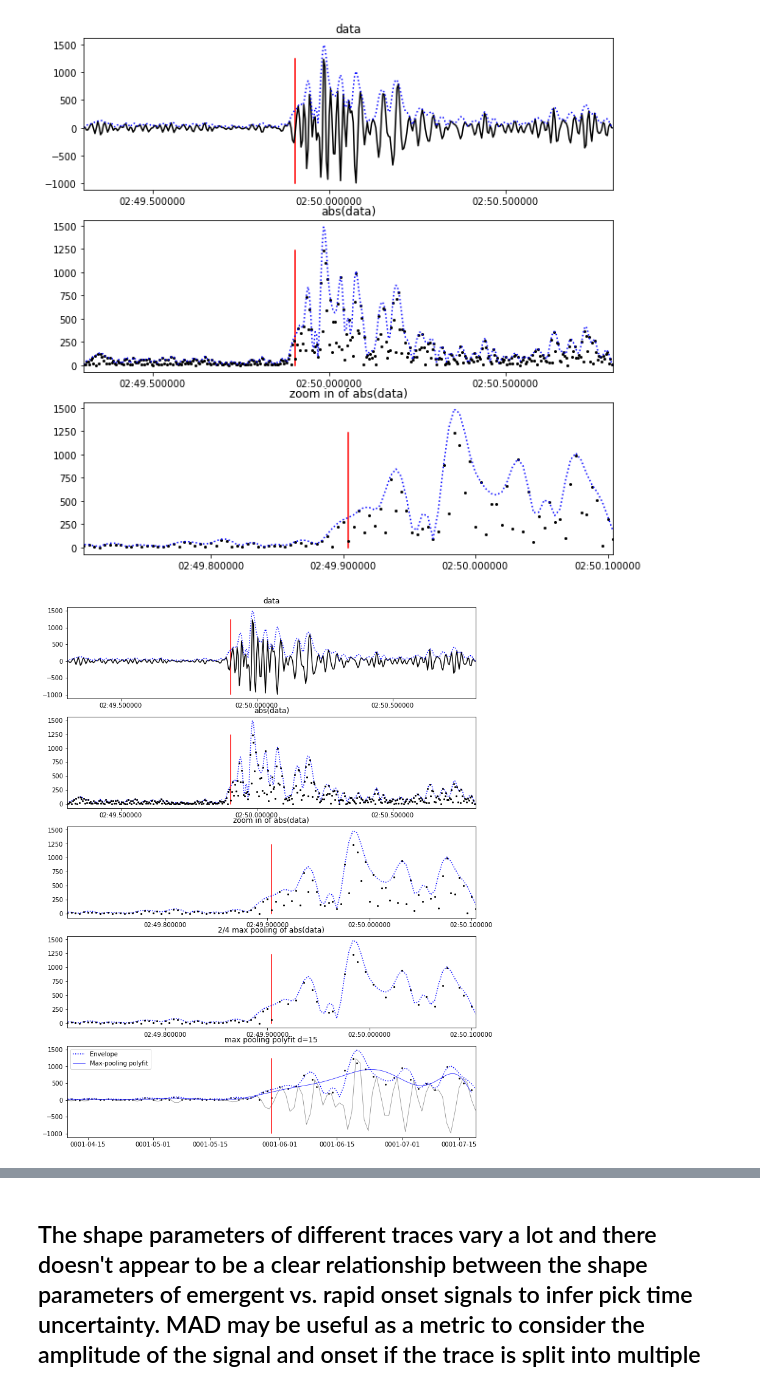
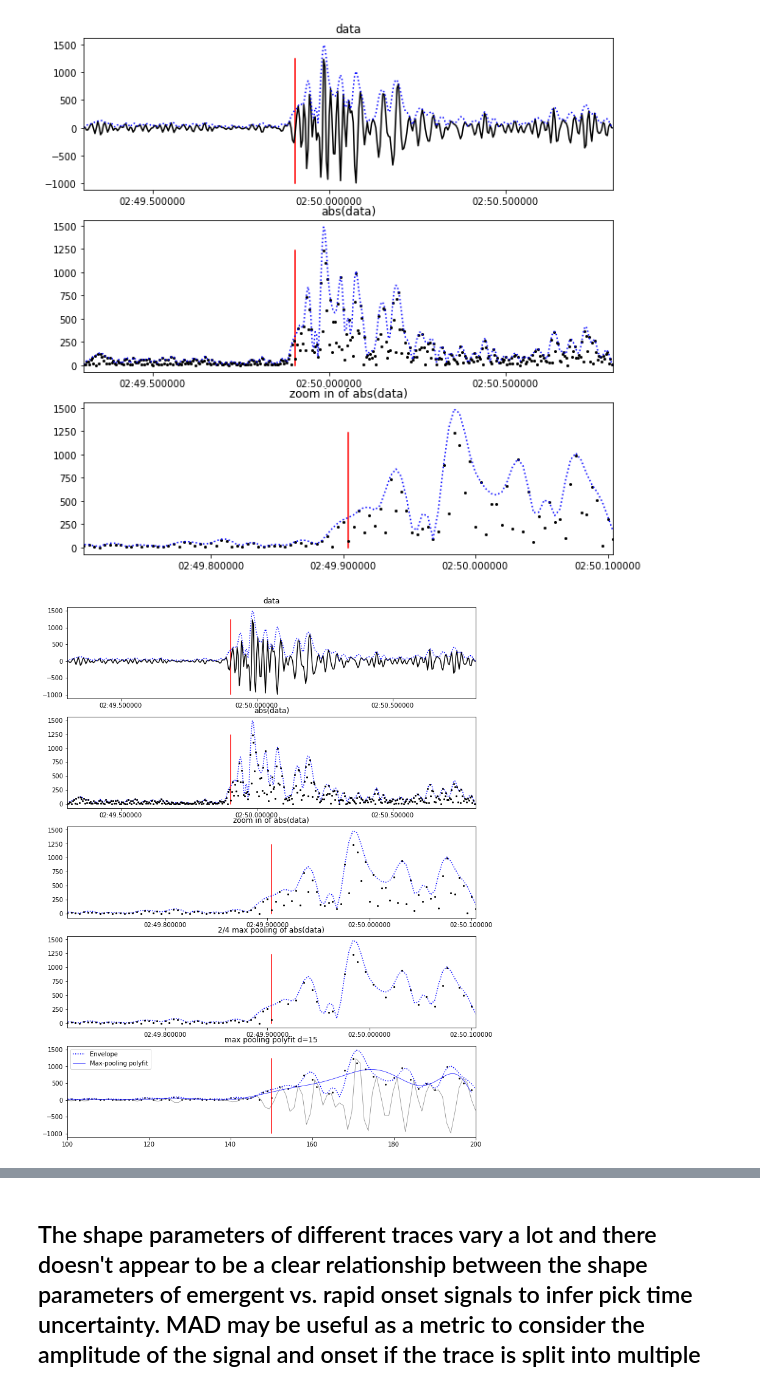
Before and after one commit to tjnewton/sigpig, a Jupyter notebook: examples/explore_Trace.ipynb, the cells around one changed output, grey strips where cells are left out. Saved outputs shown, nothing was run; the diff lists cells and outputs as text; code cells hidden in the pictures.

Commit message:
add data envelope to figures

```diff
--- a/examples/explore_Trace.ipynb
+++ b/examples/explore_Trace.ipynb
@@ -258,35 +258,35 @@ ax[2].set_title("zoom in of abs(data)")
 ax[2].set_xlim([(pick_time_DT - 0.2).matplotlib_date, (pick_time_DT + 0.2).matplotlib_date])
 
 # plot the pick time
 ax[3].plot_date([pick_time, pick_time], [max_pool_amplitude.min(), max_pool_amplitude.max()], fmt="r-", markersize=1)
 # plot the data envelope
 ax[3].plot_date(trace_times, data_envelope, fmt="b:", markersize=1)
 # plot max_pool transformed data
 ax[3].plot_date(max_pool_times, max_pool_amplitude, fmt="ko", markersize=2)
 ax[3].set_title("2/4 max pooling of abs(data)")
 ax[3].set_xlim([(pick_time_DT - 0.2).matplotlib_date, (pick_time_DT + 0.2).matplotlib_date])
 
 # plot the time series for reference
 temp_xs = np.linspace(starting_array_index, ending_array_index, num=100)
 temp_data = trace_data[starting_array_index:ending_array_index]
 temp_envelope = data_envelope[starting_array_index:ending_array_index]
 ax[4].plot(temp_xs, temp_data, c='gray', linewidth=0.7, label=None)
 # plot the pick time
 ax[4].plot([pick_time_index, pick_time_index], [temp_data.min(), temp_data.max()], c="r", label=None)
 # plot the data envelope
-ax[4].plot_date(temp_xs, temp_envelope, fmt="b:", markersize=1, label="Envelope")
+ax[4].plot(temp_xs, temp_envelope, "b:", linewidth=1.5, label="Envelope")
 # plot max_pool transformed data
 ax[4].scatter(max_pool_indices, max_pool_amplitude, s=3, c="k")
 # plot the fit to the max_pool amplitude data
 ax[4].plot(t, p(t), c="b", linewidth=0.7, label="Max-pooling polyfit")
 # sex x_lim to + and - 0.2 seconds surrounding pick time
 ax[4].set_xlim([starting_array_index, ending_array_index])
 ax[4].set_title(f"max pooling polyfit d={polynomial_degree}")
 ax[4].legend()
 
 plt.show()
 # %% [output]
-[figure, old version]
+[figure, new version]
 # %%
 # sandbox for testing polyfit degree on different data
 
```
Also changed, not shown: parts of 5 cells of this notebook.
